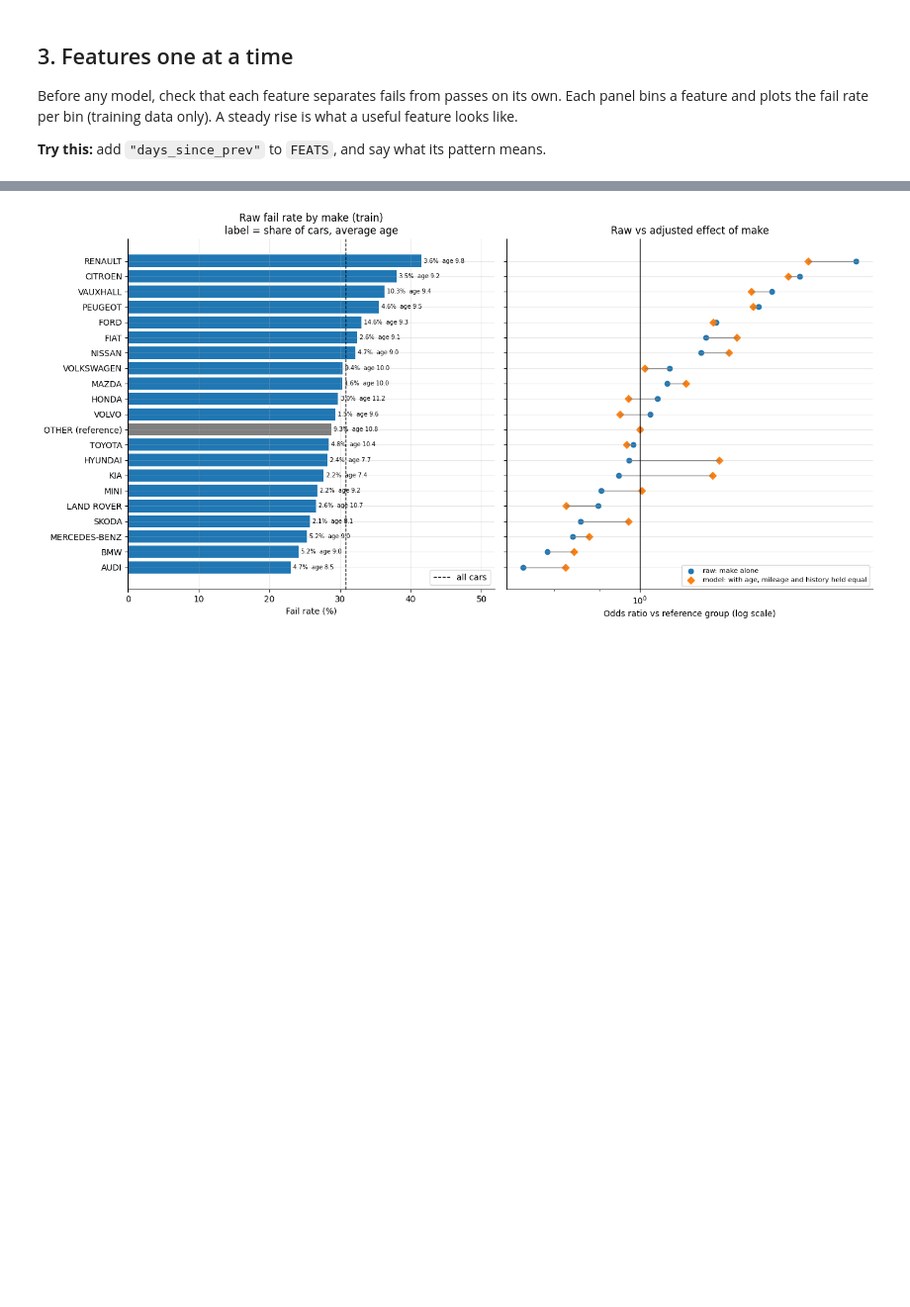
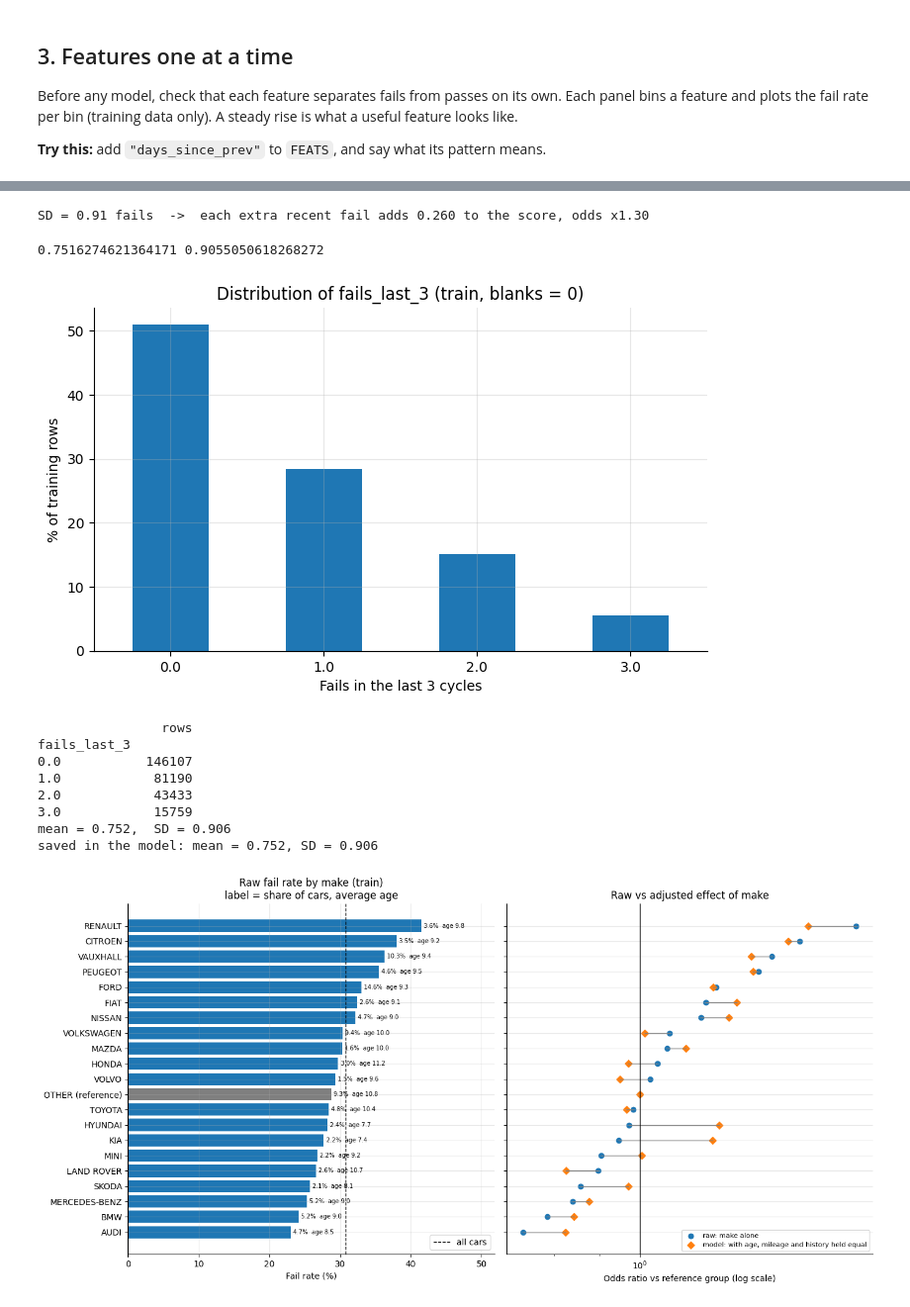
Before and after one commit to S-Azeem/MOT_failure_predictor_logistic, a Jupyter notebook: failure_model_walkthrough.ipynb, the cells around one changed output, grey strips where cells are left out. Shown at 99% size. Saved outputs shown, nothing was run; the diff lists cells and outputs as text; code cells hidden in the pictures; blank space fills up the shorter version.

Commit message:
notebook changes, digging into the data

```diff
--- a/failure_model_walkthrough.ipynb
+++ b/failure_model_walkthrough.ipynb
@@ -246,0 +250,9 @@ fig.tight_layout(); plt.show()
+# %%
+coef = dict(zip(model["columns"], model["coefficients"]))
+strength = pd.DataFrame({
+    "coef (in model, per SD)": [coef[f] for f in NUMERIC],
+    "AUC alone": [roc_auc_score(train["target_failed"], train[f].fillna(0 if f != "prev_odometer" and f != "days_since_prev" else train[f].median()))
+                  for f in NUMERIC],
+    "VIF (redundancy)": [vif[f] for f in NUMERIC],
+}, index=NUMERIC).round(3)
+strength.sort_values("coef (in model, per SD)", ascending=False)
@@ -247,3 +268,37 @@ fig.tight_layout(); plt.show()
+# %%
+sd = model["preprocessing"]["sds"]["fails_last_3"]
+per_fail = 0.235 / sd
+print(f"SD = {sd:.2f} fails  ->  each extra recent fail adds {per_fail:.3f} to the score, odds x{np.exp(per_fail):.2f}")
+# %% [output]
+SD = 0.91 fails  ->  each extra recent fail adds 0.260 to the score, odds x1.30
+# %%
+c = "fails_last_3"
+fill_values = model["preprocessing"]["fill_values"]
+filled = train[c].fillna(fill_values[c])
+print(filled.mean(), filled.std())
+# %% [output]
+0.7516274621364171 0.9055050618268272
+# %%
+col = "fails_last_3"
+filled = train[col].fillna(0)
+
+counts = filled.value_counts().sort_index()
+ax = (counts / len(filled) * 100).plot(kind="bar", rot=0, title=f"Distribution of {col} (train, blanks = 0)")
+ax.set(xlabel="Fails in the last 3 cycles", ylabel="% of training rows"); plt.show()
+
+print(counts.to_frame("rows"))
+print(f"mean = {filled.mean():.3f},  SD = {filled.std():.3f}")
+print(f"saved in the model: mean = {model['preprocessing']['means'][col]:.3f}, SD = {model['preprocessing']['sds'][col]:.3f}")
+# %% [output]
+[figure, added]
+                rows
+fails_last_3
+0.0           146107
+1.0            81190
+2.0            43433
+3.0            15759
+mean = 0.752,  SD = 0.906
+saved in the model: mean = 0.752, SD = 0.906
 # %%
 makes = model["preprocessing"]["makes"]
 t = train.assign(make_grp=train["make"].where(train["make"].isin(makes), "OTHER (reference)"))
```
Also changed, not shown: parts of 5 cells of this notebook, 1 other file.
